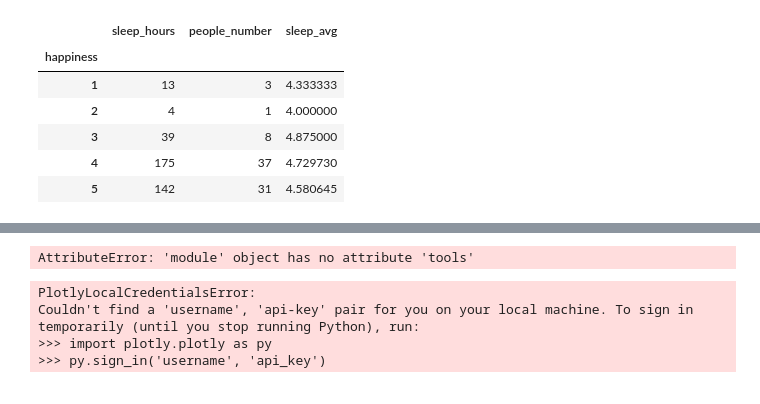
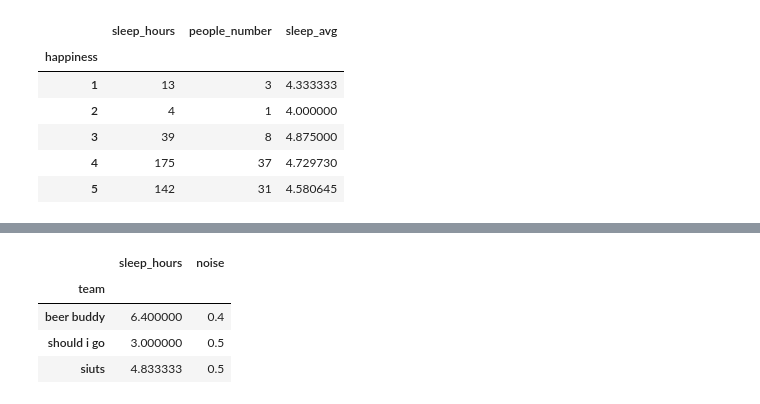
Before and after one commit to QQexe/officehealth, a Jupyter notebook: data/Untitled.ipynb, the cells around one changed output, grey strips where cells are left out. Cells and saved outputs as stored; diff of their text form; code cells hidden in the pictures.

```diff
--- a/data/Untitled.ipynb
+++ b/data/Untitled.ipynb
@@ -129,32 +142,14 @@ show(plt)
 # %% [output]
 Loading BokehJS ...
 [interactive output not drawn]
-# %%
-import plotly.plotly as py
-import plotly.graph_objs as go
-py.tools.set_credentials_file(username='IvanChernuha', api_key='w8mmiuiro5')
-# %% [output]
-AttributeError: 'module' object has no attribute 'tools'
-# %%
-trace0 = go.Bar(
-    x=data1['roomid'].tolist(),
-    y=data1['happiness'].tolist(),
-    marker=dict(
-        color=['rgba(204,204,204,1)', 'rgba(222,45,38,0.8)',
-               'rgba(204,204,204,1)', 'rgba(204,204,204,1)',
-                'rgba(204,204,204,1)', 'rgba(204,204,204,1)',
-               'rgba(204,204,204,1)']),
-)
-
-data = [trace0]
-layout = go.Layout(
-    title='Least Used Feature',
-)
-
-fig = go.Figure(data=data, layout=layout)
-py.iplot(fig, filename='color-bar')
-# %% [output]
-PlotlyLocalCredentialsError:
-Couldn't find a 'username', 'api-key' pair for you on your local machine. To sign in temporarily (until you stop running Python), run:
->>> import plotly.plotly as py
->>> py.sign_in('username', 'api_key')
+# %%
+room_team = pd.DataFrame(survey.groupby(['roomid','team']).sleep_hours.sum() /survey.groupby(['roomid','team']).sleep_hours.count())
+noise_room_team = pd.DataFrame(survey.groupby(['roomid','team']).noise_level.sum() /survey.groupby(['roomid','team']).noise_level.count())
+room_team['noise'] = survey.groupby(['roomid','team']).noise_level.sum() /survey.groupby(['roomid','team']).noise_level.count()
+room403 = room_team.loc[403]
+# %% [output]
+|  | sleep_hours | noise |
+| team |  |  |
+| beer buddy | 6.400000 | 0.4 |
+| should i go | 3.000000 | 0.5 |
+| siuts | 4.833333 | 0.5 |
```
Also changed, not shown: parts of 5 cells of this notebook, 8 other files.
